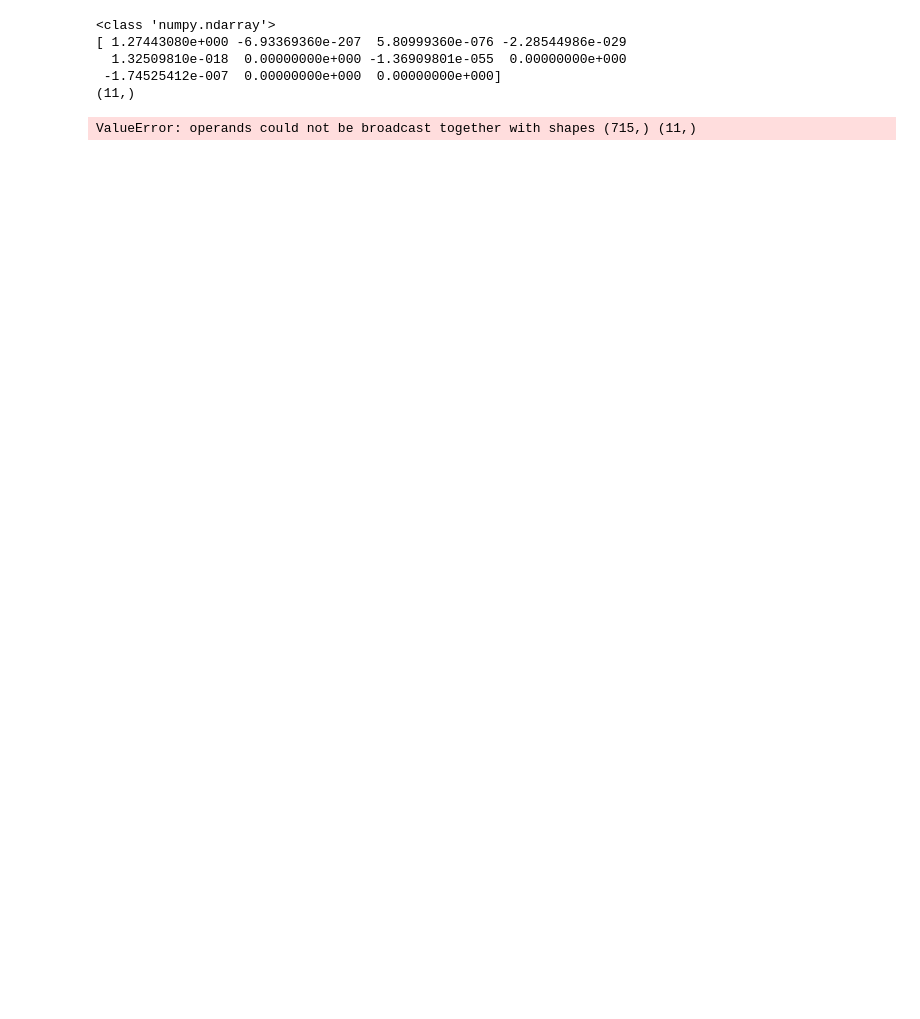
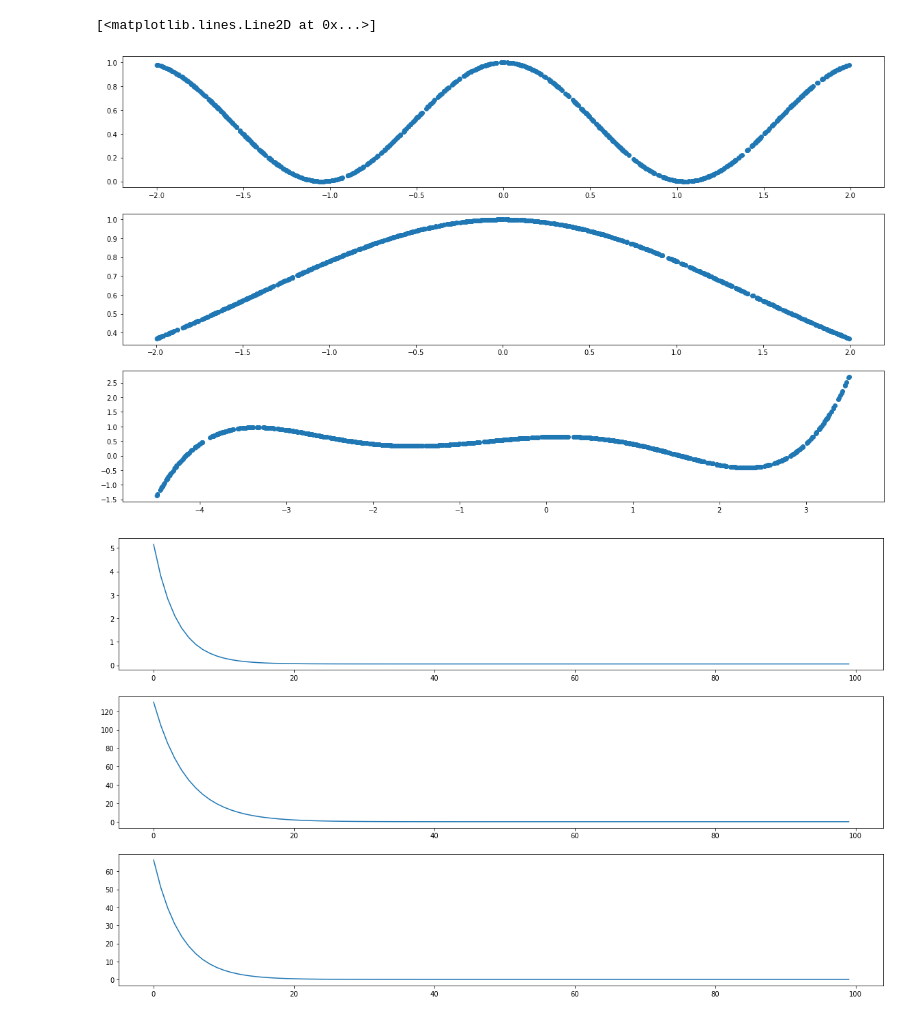
Before and after one commit to kebohn/deepLearningExercises, a Jupyter notebook: 3/2_layer_network.ipynb, the cells around one changed output. Saved outputs shown, nothing was run; the diff lists cells and outputs as text; code cells hidden in the pictures; blank space fills up the shorter version.

Commit message:
Ex. gradient implementation

```diff
--- a/3/2_layer_network.ipynb
+++ b/3/2_layer_network.ipynb
@@ -21,20 +21,13 @@ def loss_function(y, t): # L2 Loss
     return numpy.mean((y - t) ** 2) / 2
 
 def compute_gradient_layer_1(x, w, h, y, t):
-    tmp = (y - t)
-    print(type(tmp))
-
     hadamard = w * h * (1 - h)
-
-    print(hadamard)
-    print(hadamard.shape)
-
-    print(tmp * hadamard)
-    tmp_2 = np.outer(tmp, x)
-    return 2 * numpy.mean(tmp_2)
+    tmp = numpy.asarray([numpy.outer(val * hadamard,x[idx]) for idx,val in enumerate(y - t)])
+    return 2 * numpy.mean(tmp,axis=2)
 
 def compute_gradient_layer_2(h, y, t):
-    return 2 * numpy.mean((y - t) * h)
+    tmp = numpy.asarray([val * h for idx,val in enumerate(y - t)])
+    return 2 * numpy.mean(tmp, axis=0)
 
 def gradient_descent(x, t, w_1, w_2, eta, epochs):
     loss_array = numpy.zeros(epochs)
@@ -42,8 +35,8 @@ def gradient_descent(x, t, w_1, w_2, eta, epochs):
     for epoch in range(epochs):
         h = sigmoid(w_1.dot(x))
         Y = y(h, w_2)
-        w_1 -= eta * compute_gradient_layer_1(x, w_2, h, Y, t)
-        w_2 -= eta * compute_gradient_layer_2(h, Y, t)
+        w_1 -= eta * compute_gradient_layer_1(x, w_2, h, Y, t).T
+        w_2 -= eta * compute_gradient_layer_2(h, Y, t).T
         h = sigmoid(w_1.dot(x))
         Y = y(h, w_2)
         loss_array[epoch] = loss_function(Y, t)
@@ -58,44 +51,50 @@ x_1 = numpy.random.uniform(low=-2, high=2, size=(d+1))
 x_1[0] = 1. # add bias
 t_1 = cosine(x_1)
 
 x_2 = numpy.random.uniform(low=-2, high=2, size=(d+1))
 x_2[0] = 1. # add bias
 t_2 = gaussian(x_2)
 
 x_3 = numpy.random.uniform(low=-4.5, high=3.5, size=(d+1))
 x_3[0] = 1. # add bias
 t_3 = polynomial(x_3)
 
 # init weights
 k = 10 # number of hidden neurons
 w_1 = numpy.random.uniform(low=-10, high=10, size=(k+1,d+1)) # first layer weights
 w_1[0,:] = 0 # set to zero (bias)
 w_2 = numpy.random.uniform(low=-10, high=10, size=(k+1)) # second layer weights
 
 # learning rate
-eta = 0.02
+eta = 0.01
 
 # number of epochs
-epochs = 1
+epochs = 100
 
 # run gradient descent for x_1 dataset
 w_x_1_1, w_x_1_2, loss_1 = gradient_descent(x_1, t_1, numpy.copy(w_1), numpy.copy(w_2), eta, epochs)
 
-# plot the graph
 
 # run gradient descent for x_3 dataset
-#w_x_2_1, w_x_2_2, loss_2 = gradient_descent(x_2, t_2, numpy.copy(w_1), numpy.copy(w_2), eta, epochs)
-
-# plot the graph
+w_x_2_1, w_x_2_2, loss_2 = gradient_descent(x_2, t_2, numpy.copy(w_1), numpy.copy(w_2), eta, epochs)
 
 # run gradient descent for x_3 dataset
-#w_x_3_1, w_x_3_2, loss_3 = gradient_descent(x_3, t_3, numpy.copy(w_1), numpy.copy(w_2), eta, epochs)
+w_x_3_1, w_x_3_2, loss_3 = gradient_descent(x_3, t_3, numpy.copy(w_1), numpy.copy(w_2), eta, epochs)
 
-# plot the graph
+
+# plot the graphs
+fig, (ax1, ax2, ax3) = plt.subplots(3,figsize=(20,12))
+ax1.scatter(x_1, t_1)
+ax2.scatter(x_2, t_2)
+ax3.scatter(x_3, t_3)
+
+# plot the loss functions
+x = numpy.arange(0,epochs)
+fig, (ax1, ax2, ax3) = plt.subplots(3,figsize=(20,12))
+ax1.plot(x, loss_1)
+ax2.plot(x, loss_2)
+ax3.plot(x, loss_3)
 # %% [output]
-<class 'numpy.ndarray'>
-[ 1.27443080e+000 -6.93369360e-207  5.80999360e-076 -2.28544986e-029
-  1.32509810e-018  0.00000000e+000 -1.36909801e-055  0.00000000e+000
- -1.74525412e-007  0.00000000e+000  0.00000000e+000]
-(11,)
+[<matplotlib.lines.Line2D at 0x...>]
-ValueError: operands could not be broadcast together with shapes (715,) (11,)
+[figure, added]
+[figure, added]
```
